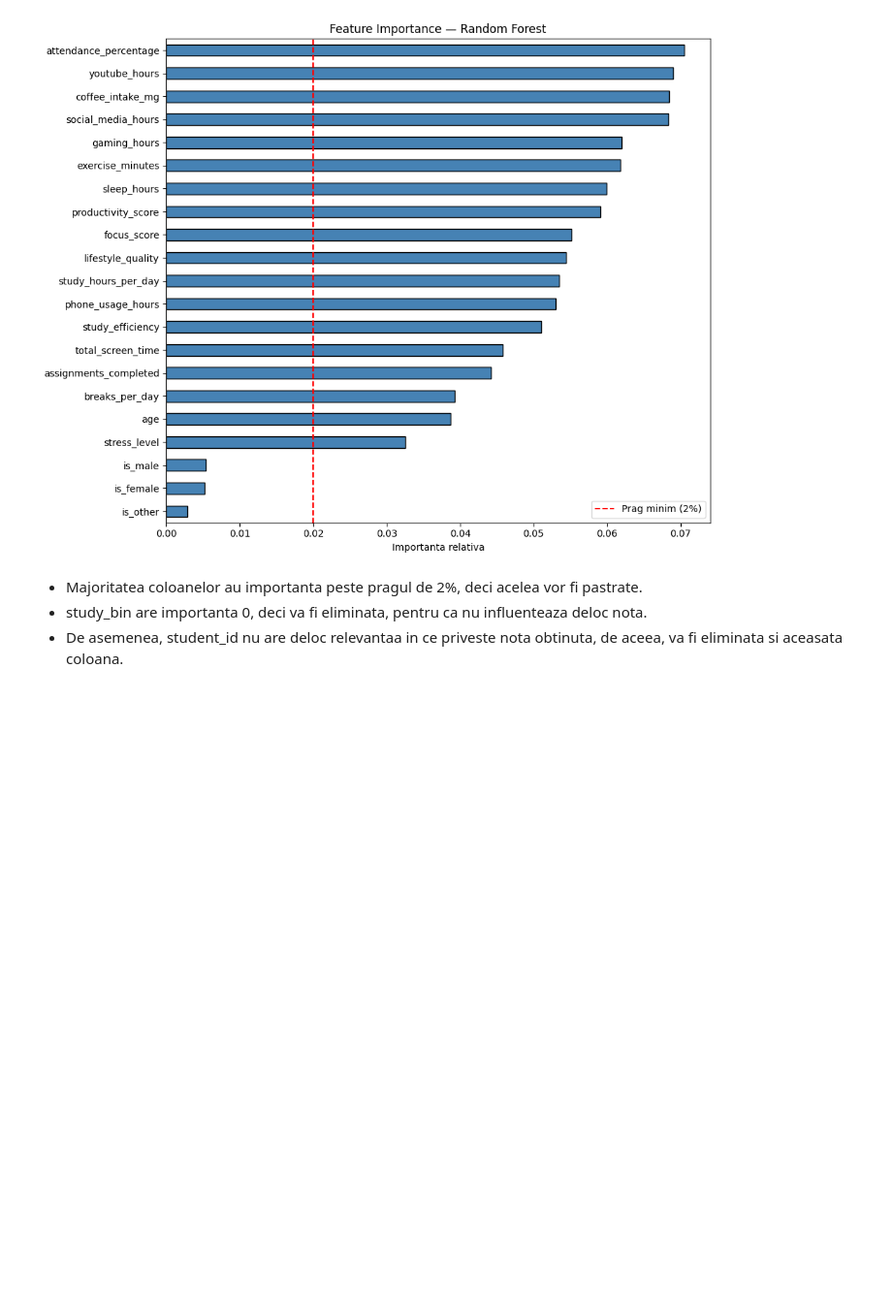
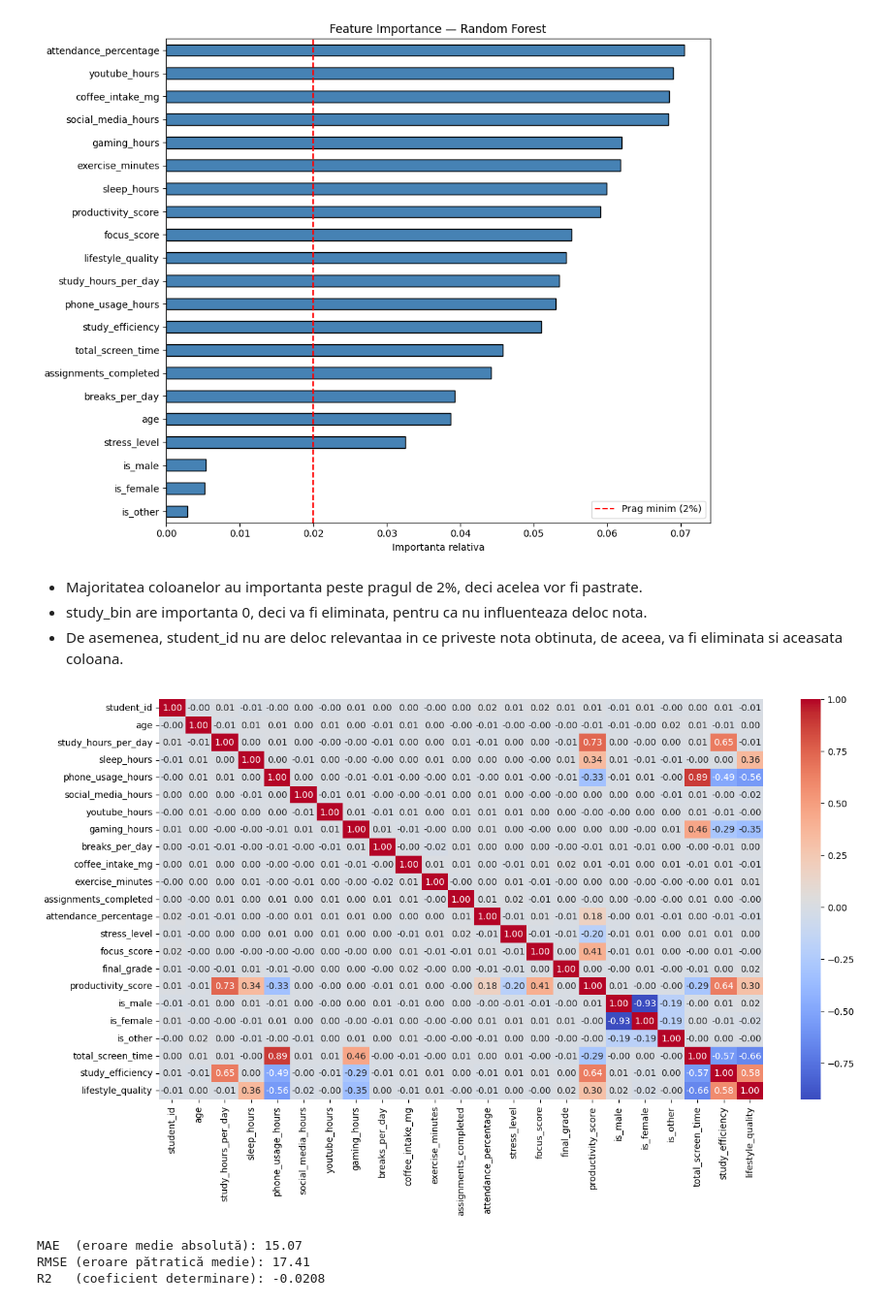
Before and after one commit to tbno9/Sisteme_Inteligente_proiect, a Jupyter notebook: ml_prezicere.ipynb, the cells around one changed output. Shown at 97% size. Cells and saved outputs as stored; diff of their text form; code cells hidden in the pictures; blank space fills up the shorter version.

```diff
--- a/ml_prezicere.ipynb
+++ b/ml_prezicere.ipynb
@@ -346,3 +358,36 @@ plt.show()
 - Majoritatea coloanelor au importanta peste pragul de 2%, deci acelea vor fi pastrate.
 - study_bin are importanta 0, deci va fi eliminata, pentru ca nu influenteaza deloc nota.
 - De asemenea, student_id nu are deloc relevantaa in ce priveste nota obtinuta, de aceea, va fi eliminata si aceasata coloana.
+# %%
+plt.figure(figsize=(15,8))
+sns.heatmap(df.corr(numeric_only=True), annot=True, fmt='.2f', cmap='coolwarm')
+plt.show()
+# %% [output]
+[figure, added]
+# %%
+from sklearn.metrics import mean_absolute_error, mean_squared_error, r2_score
+from sklearn.model_selection import train_test_split
+import numpy as np
+
+#date train si test
+X_train, X_test, y_train, y_test = train_test_split(X, y, test_size=0.2, random_state=42)
+
+#antrenare pe train
+model = RandomForestRegressor(n_estimators=100, random_state=42)
+model.fit(X_train, y_train)
+
+#orezicere pe test
+y_pred = model.predict(X_test)
+
+# Metrici
+mae  = mean_absolute_error(y_test, y_pred)
+rmse = np.sqrt(mean_squared_error(y_test, y_pred))
+r2   = r2_score(y_test, y_pred)
+
+print(f"MAE  (eroare medie absolută): {mae:.2f}")
+print(f"RMSE (eroare pătratică medie): {rmse:.2f}")
+print(f"R2   (coeficient determinare): {r2:.4f}")
+# %% [output]
+MAE  (eroare medie absolută): 15.07
+RMSE (eroare pătratică medie): 17.41
+R2   (coeficient determinare): -0.0208
```
Also changed, not shown: parts of 8 cells of this notebook, 1 other file.
